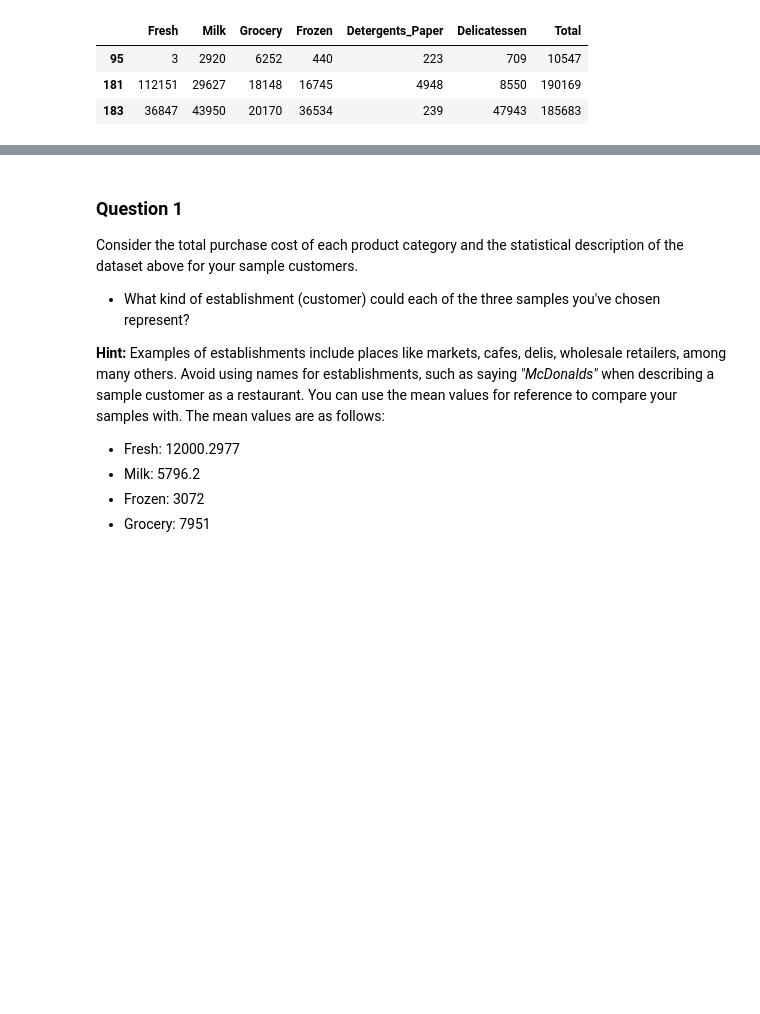
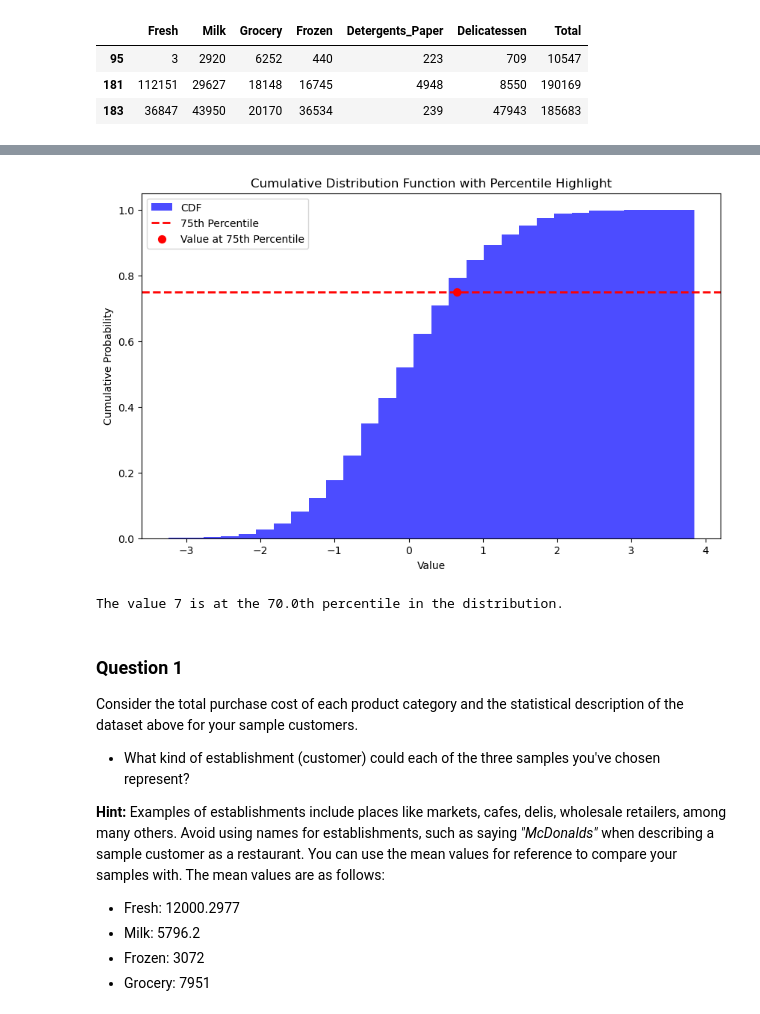
Before and after one commit to itosi/Creating_Customer_Segments, a Jupyter notebook: customer_segments.ipynb, the cells around one changed output, grey strips where cells are left out. Drawn from its saved outputs; the diff is of its cells as text; code cells hidden in the pictures; blank space fills up the shorter version.

```diff
--- a/customer_segments.ipynb
+++ b/customer_segments.ipynb
@@ -158,3 +194,56 @@ for b in range(3):
+# %%
+import pandas as pd
+import numpy as np
+import matplotlib.pyplot as plt
+
+# Create a pandas Series with random data
+np.random.seed(42)
+data = pd.Series(np.random.normal(loc=0, scale=1, size=1000))
+
+# Choose a percentile to visualize
+percentile_to_visualize = 75
+
+# Get the value at the chosen percentile
+value_at_percentile = np.percentile(data, percentile_to_visualize)
+
+# Plotting
+plt.figure(figsize=(10, 6))
+
+# Plot the cumulative distribution function (CDF)
+plt.hist(data, bins=30, density=True, cumulative=True, alpha=0.7, color='blue', label='CDF')
+
+# Highlight the chosen percentile
+plt.axhline(y=percentile_to_visualize / 100, color='red', linestyle='--', linewidth=2, label=f'{percentile_to_visualize}th Percentile')
+
+# Plot the value at the chosen percentile
+plt.scatter(value_at_percentile, percentile_to_visualize / 100, color='red', s=50, label=f'Value at {percentile_to_visualize}th Percentile')
+
+# Set plot labels and legend
+plt.title('Cumulative Distribution Function with Percentile Highlight')
+plt.xlabel('Value')
+plt.ylabel('Cumulative Probability')
+plt.legend()
+
+# Show the plot
+plt.show()
+# %% [output]
+[figure, added]
+# %%
+from scipy import stats
+
+# Create a sample data distribution
+data = [1, 2, 3, 4, 5, 6, 7, 8, 9, 10]
+
+# Choose a value to find the percentile
+value_to_find = 7
+
+# Calculate the percentile of the value in the distribution
+percentile = stats.percentileofscore(data, value_to_find)
+
+# Print the result
+print(f'The value {value_to_find} is at the {percentile}th percentile in the distribution.')
+# %% [output]
+The value 7 is at the 70.0th percentile in the distribution.
 # %% [markdown]
 ### Question 1
 Consider the total purchase cost of each product category and the statistical description of the dataset above for your sample customers.
```
Also changed, not shown: parts of 5 cells of this notebook.
